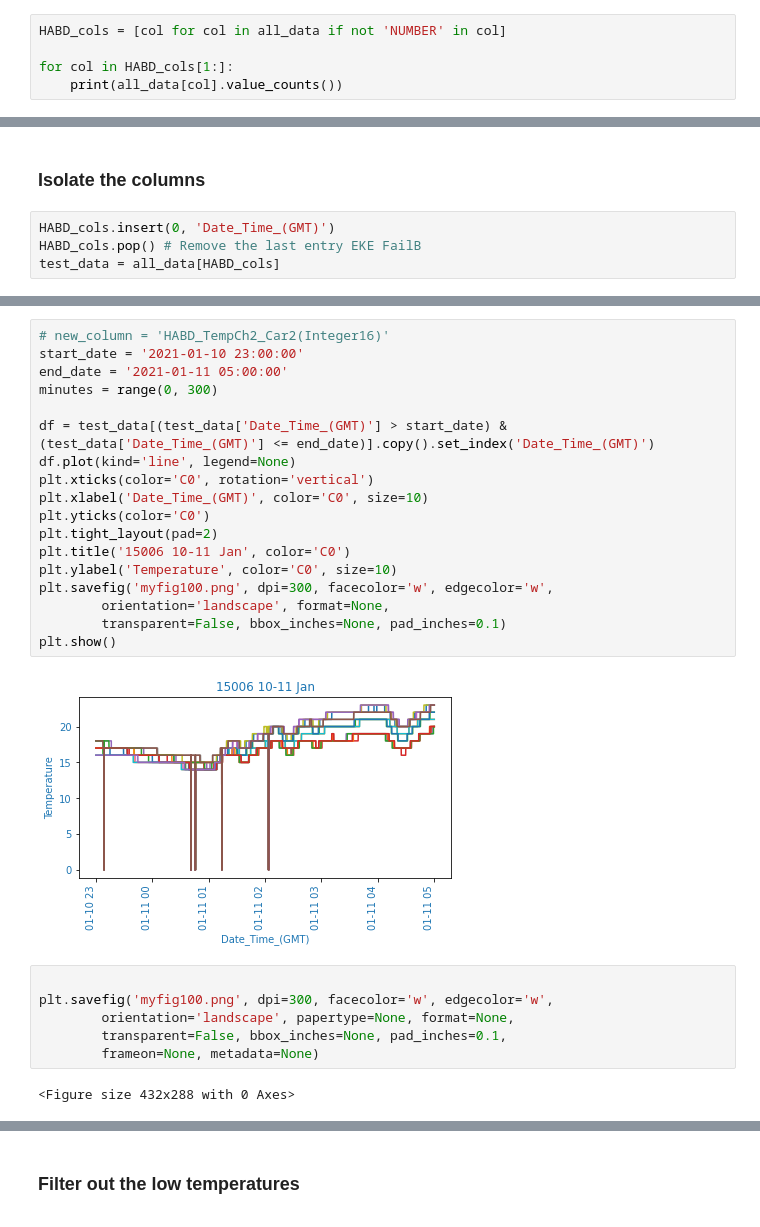
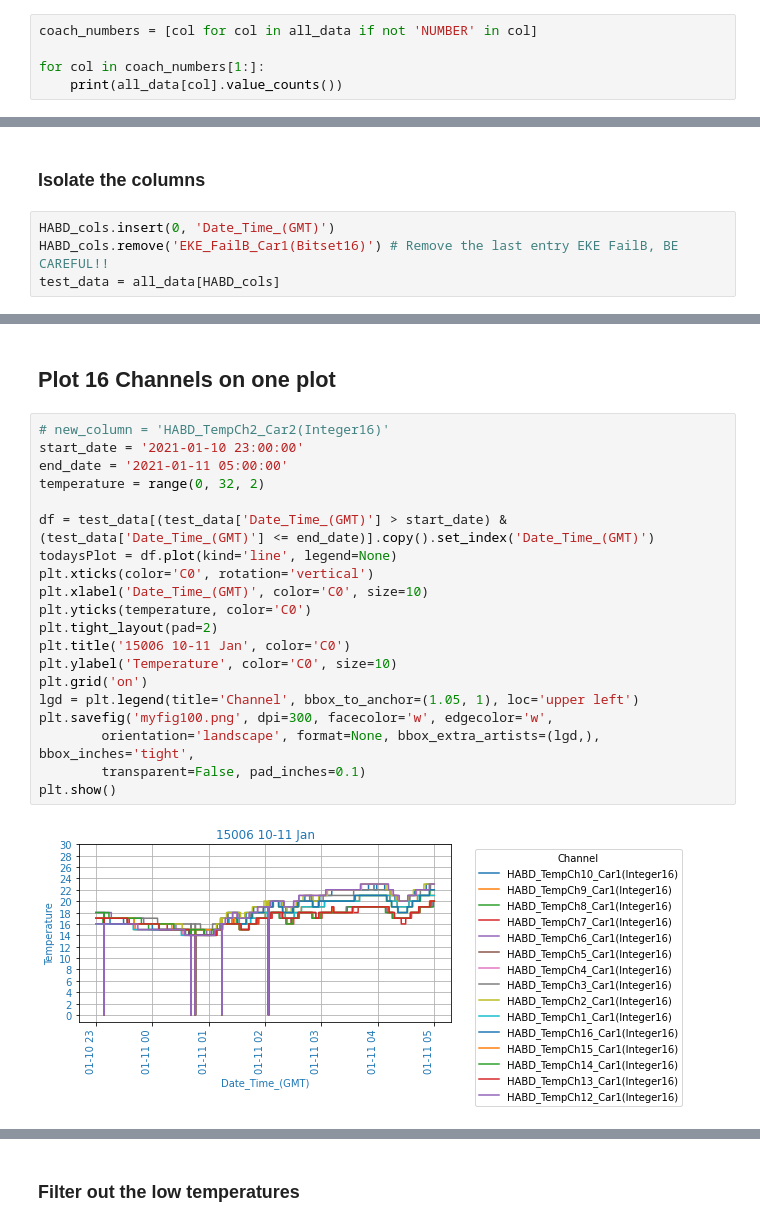
Before and after one commit to benjjo/Timonator, a Jupyter notebook: Timonator.ipynb, the cells around one changed output, grey strips where cells are left out. Cells and saved outputs as stored; diff of their text form.

Commit message:
16 coaches added to graph
All HABD data for one coach added to graph.

```diff
--- a/Timonator.ipynb
+++ b/Timonator.ipynb
@@ -161,7 +171,7 @@ Rows removed: 197
 # %%
-HABD_cols = [col for col in all_data if not 'NUMBER' in col]
+coach_numbers = [col for col in all_data if not 'NUMBER' in col]
 
-for col in HABD_cols[1:]:
+for col in coach_numbers[1:]:
     print(all_data[col].value_counts())
 # %% [output]
 1    131824
@@ -212,7 +199,7 @@ Name: EKE_FailB_Car1(Bitset16), dtype: int64
 ### Isolate the columns
 # %%
 HABD_cols.insert(0, 'Date_Time_(GMT)')
-HABD_cols.pop() # Remove the last entry EKE FailB
+HABD_cols.remove('EKE_FailB_Car1(Bitset16)') # Remove the last entry EKE FailB, BE CAREFUL!!
 test_data = all_data[HABD_cols]
 # %%
 test_data.head()
@@ -226,28 +213,24 @@ test_data.head()
+# %% [markdown]
+## Plot 16 Channels on one plot
 # %%
 # new_column = 'HABD_TempCh2_Car2(Integer16)'
 start_date = '2021-01-10 23:00:00'
 end_date = '2021-01-11 05:00:00'
-minutes = range(0, 300)
+temperature = range(0, 32, 2)
 
 df = test_data[(test_data['Date_Time_(GMT)'] > start_date) & (test_data['Date_Time_(GMT)'] <= end_date)].copy().set_index('Date_Time_(GMT)')
-df.plot(kind='line', legend=None)
+todaysPlot = df.plot(kind='line', legend=None)
 plt.xticks(color='C0', rotation='vertical')
 plt.xlabel('Date_Time_(GMT)', color='C0', size=10)
-plt.yticks(color='C0')
+plt.yticks(temperature, color='C0')
 plt.tight_layout(pad=2)
 plt.title('15006 10-11 Jan', color='C0')
 plt.ylabel('Temperature', color='C0', size=10)
+plt.grid('on')
+lgd = plt.legend(title='Channel', bbox_to_anchor=(1.05, 1), loc='upper left')
 plt.savefig('myfig100.png', dpi=300, facecolor='w', edgecolor='w',
-        orientation='landscape', format=None,
-        transparent=False, bbox_inches=None, pad_inches=0.1)
+        orientation='landscape', format=None, bbox_extra_artists=(lgd,), bbox_inches='tight',
+        transparent=False, pad_inches=0.1)
 plt.show()
 # %% [output]
-[figure, old version]
+[figure, new version]
-# %%
-
-plt.savefig('myfig100.png', dpi=300, facecolor='w', edgecolor='w',
-        orientation='landscape', papertype=None, format=None,
-        transparent=False, bbox_inches=None, pad_inches=0.1,
-        frameon=None, metadata=None)
-# %% [output]
-<Figure size 432x288 with 0 Axes>
```
Also changed, not shown: parts of 15 cells of this notebook.
